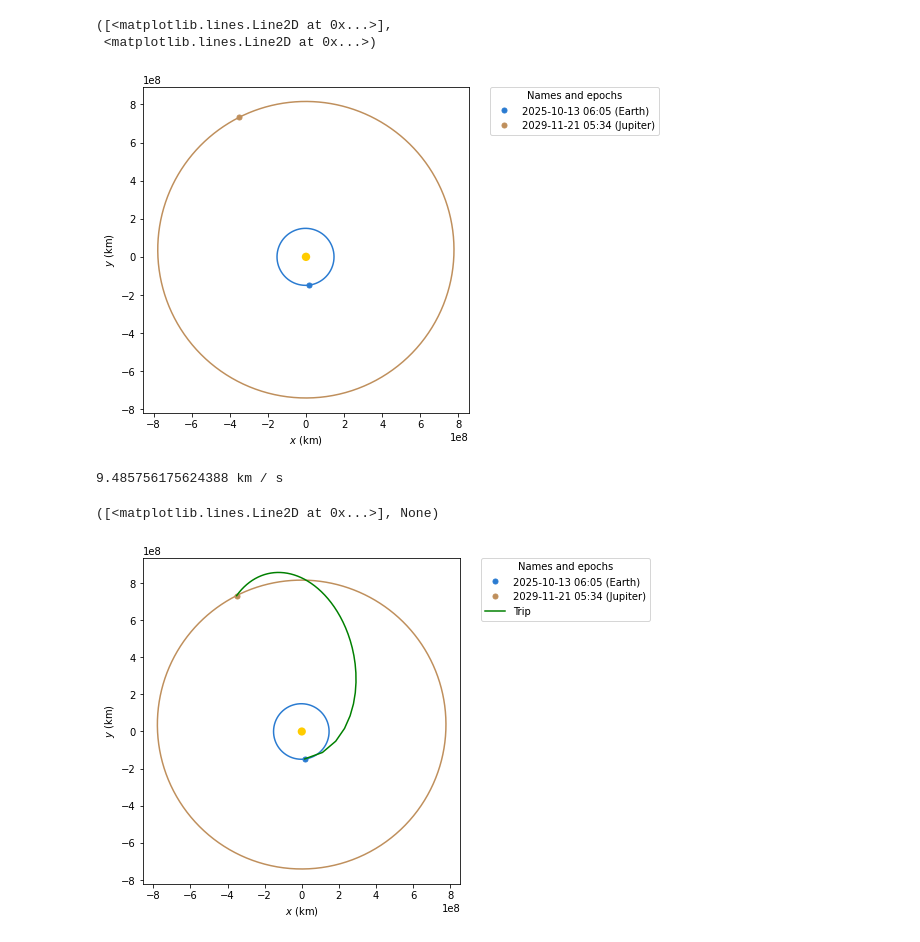
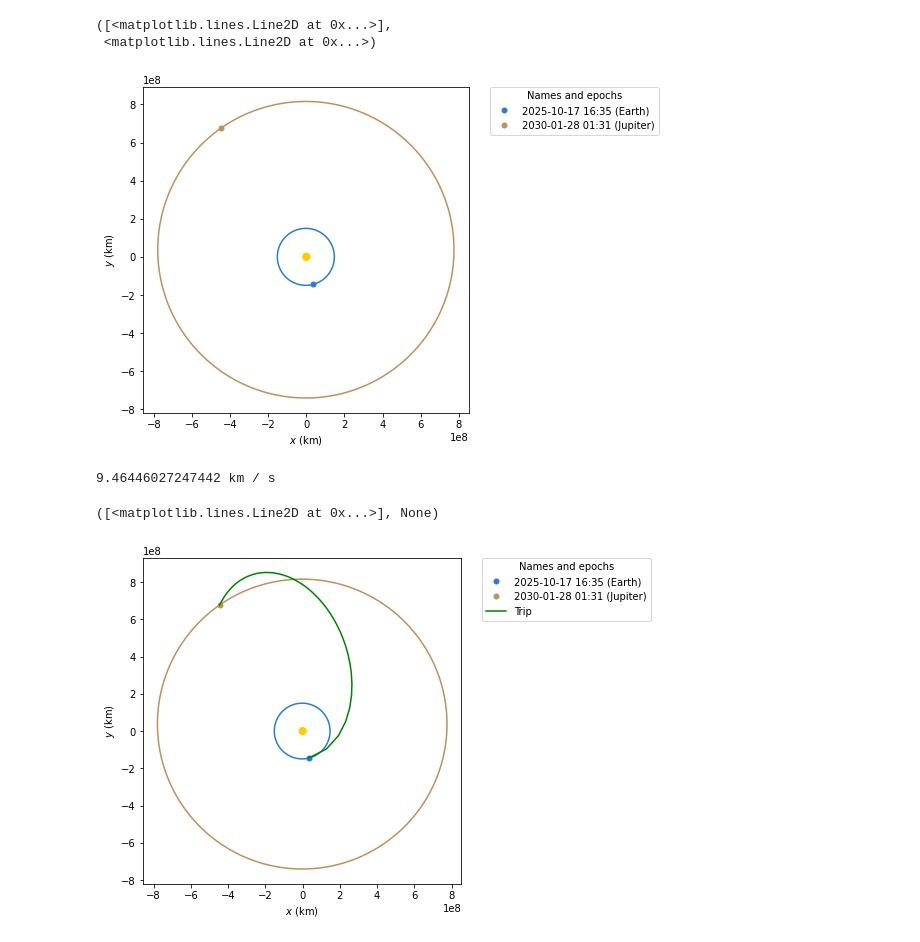
Before and after one commit to fbrunodr/TestOptimizersOnSpaceTrajectoryProblems, a Jupyter notebook: jupiter1_plot.ipynb, the cells around one changed output. Cells and saved outputs as stored; diff of their text form; code cells hidden in the pictures.

```diff
--- a/jupiter1_plot.ipynb
+++ b/jupiter1_plot.ipynb
@@ -10,16 +10,16 @@ from poliastro.twobody import Orbit
 from poliastro.maneuver import Maneuver
 from poliastro.util import time_range, norm
 # %%
-T0 = Time("J2000", scale="tdb") + 9416.75350638 * u.day
-t1 = T0 + 1499.97848565 * u.day
+T0 = Time("J2000", scale="tdb") + 9421.19148779 * u.day
+t1 = T0 + 1563.37180183 * u.day
 
 plotter = StaticOrbitPlotter(plane=Planes.EARTH_ECLIPTIC)
 plotter.plot_body_orbit(Earth, T0, label="Earth")
 plotter.plot_body_orbit(Jupiter, t1, label="Jupiter")
 # %% [output]
 ([<matplotlib.lines.Line2D at 0x...>],
  <matplotlib.lines.Line2D at 0x...>)
-[figure, old version]
+[figure, new version]
 # %%
 # Ephemerides
 earth = Ephem.from_body(Earth, time_range(T0, end=t1), plane=Planes.EARTH_ECLIPTIC)
@@ -34,7 +34,7 @@ print(norm(first_maneuver[1].to(u.km / u.s)))
 first_trajectory = ship.apply_maneuver([first_maneuver])
 first_trajectory = Ephem.from_orbit(first_trajectory, time_range(T0, end=t1), plane=Planes.EARTH_ECLIPTIC)
 # %% [output]
-9.485756175624388 km / s
+9.46446027247442 km / s
 # %%
 plotter = StaticOrbitPlotter(plane=Planes.EARTH_ECLIPTIC)
 plotter.plot_body_orbit(Earth, T0, label="Earth")
@@ -43,4 +43,4 @@ plotter.plot_body_orbit(Jupiter, t1, label="Jupiter")
 plotter.plot_ephem(first_trajectory, label="Trip", color='green')
 # %% [output]
 ([<matplotlib.lines.Line2D at 0x...>], None)
-[figure, old version]
+[figure, new version]
```
